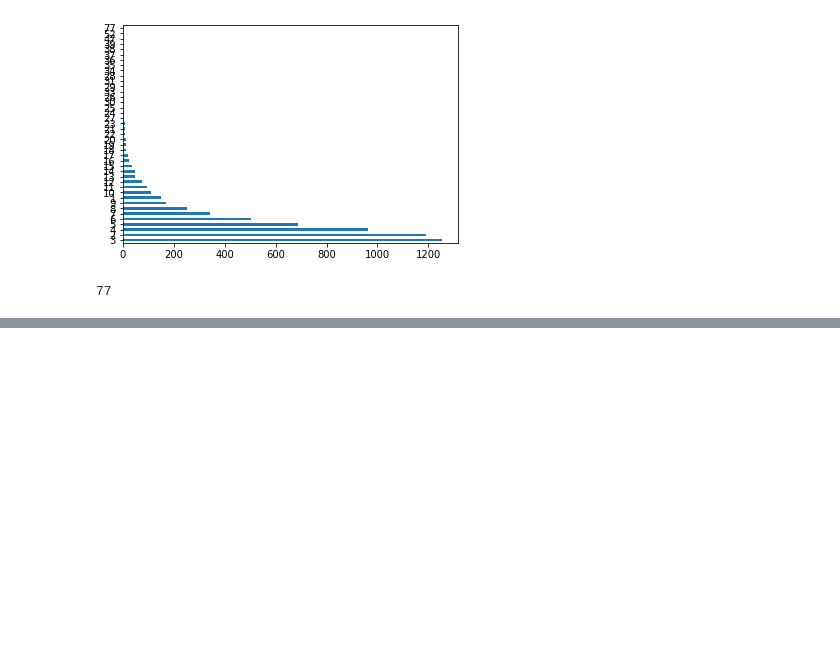
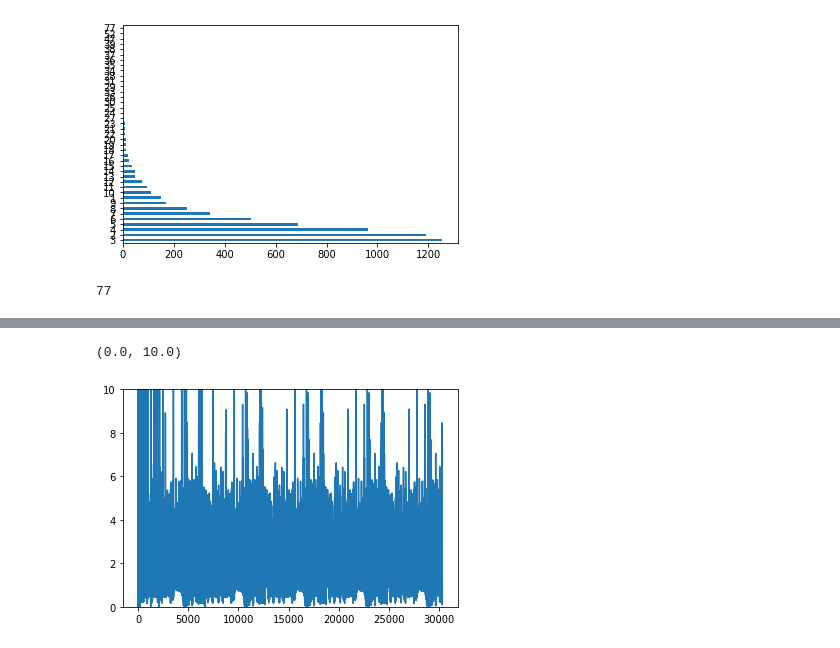
Before and after one commit to bohdanpotuzhnyi/hackaton-pti, a Jupyter notebook: Hackathon_draft.ipynb, the cells around one changed output, grey strips where cells are left out. Cells and saved outputs as stored; diff of their text form; code cells hidden in the pictures; blank space fills up the shorter version.

```diff
--- a/Hackathon_draft.ipynb
+++ b/Hackathon_draft.ipynb
@@ -241,0 +234,7 @@ print('score -> ', regressor.score(X, y))
+# %%
+rcParams['ytick.labelleft'] = True
+plt.plot(loss_grad)
+plt.ylim(0, 10)
+# %% [output]
+(0.0, 10.0)
+[figure, added]
```
Also changed, not shown: parts of 15 cells of this notebook.
